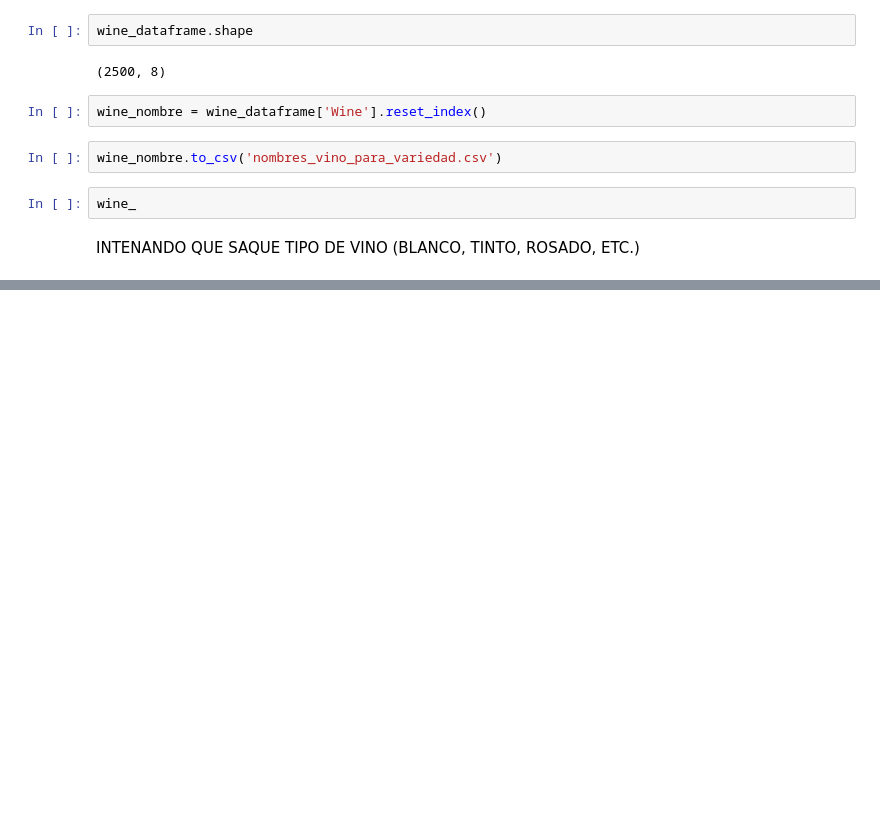
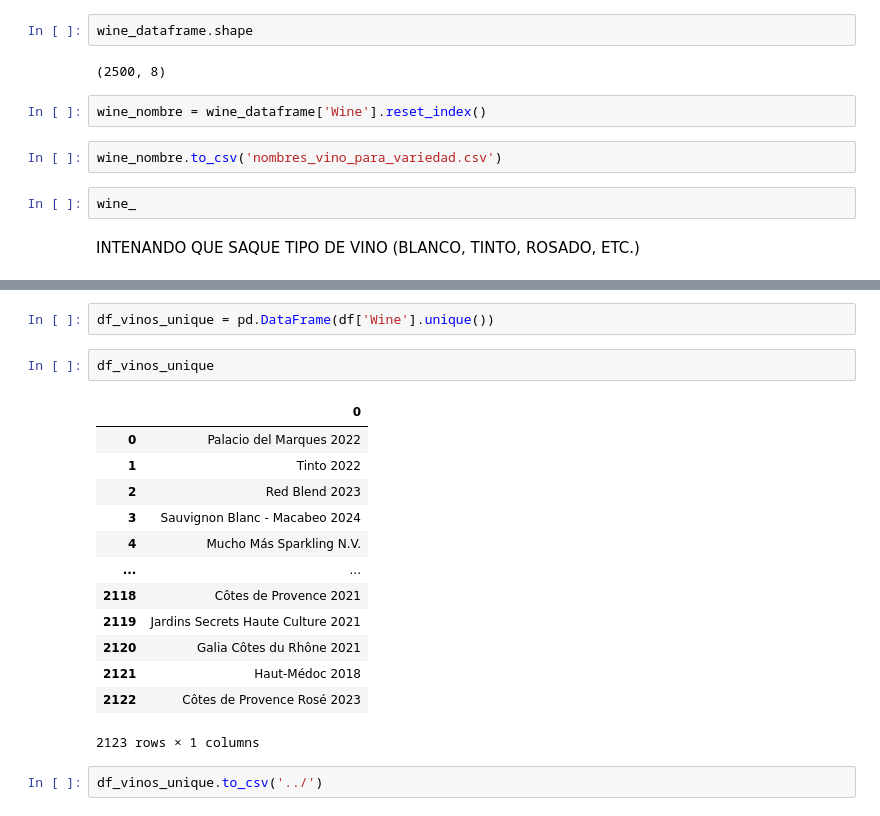
Before and after one commit to Yolanda-Ser/project-da-promo-k-modulo-4-team-1-, a Jupyter notebook: datos_vinos.ipynb, the cells around one changed output, grey strips where cells are left out. Cells and saved outputs as stored; diff of their text form; blank space fills up the shorter version.

```diff
--- a/datos_vinos.ipynb
+++ b/datos_vinos.ipynb
@@ -441,0 +468,20 @@ wine_dataframe1
+# %%
+df_vinos_unique = pd.DataFrame(df['Wine'].unique())
+# %%
+df_vinos_unique
+# %% [output]
+|  | 0 |
+| 0 | Palacio del Marques 2022 |
+| 1 | Tinto 2022 |
+| 2 | Red Blend 2023 |
+| 3 | Sauvignon Blanc - Macabeo 2024 |
+| 4 | Mucho Más Sparkling N.V. |
+| ... | ... |
+| 2118 | Côtes de Provence 2021 |
+| 2119 | Jardins Secrets Haute Culture 2021 |
+| 2120 | Galia Côtes du Rhône 2021 |
+| 2121 | Haut-Médoc 2018 |
+| 2122 | Côtes de Provence Rosé 2023 |
+2123 rows × 1 columns
+# %%
+df_vinos_unique.to_csv('../')
```
Also changed, not shown: parts of 14 cells of this notebook.
